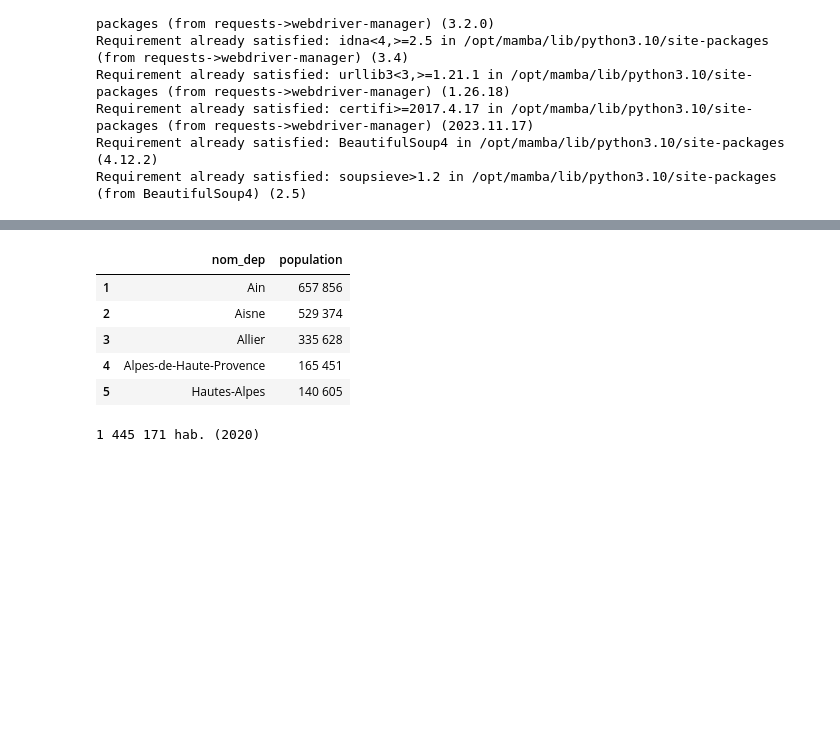
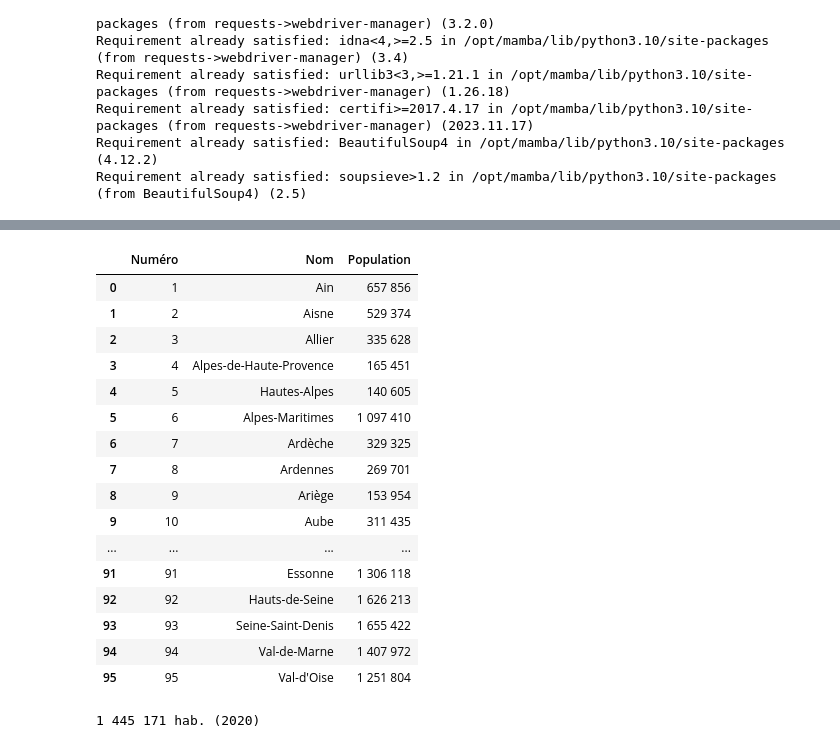
Before and after one commit to tgarnier067/Projet-Python-2023, a Jupyter notebook: recup_données.ipynb, the cells around one changed output, grey strips where cells are left out. Cells and saved outputs as stored; diff of their text form; code cells hidden in the pictures; blank space fills up the shorter version.

```diff
--- a/recup_données.ipynb
+++ b/recup_données.ipynb
@@ -45,4 +47,4 @@ lignes_dep = tableau_dep.find_all('li')
 list_url=[]
 for i in range(len(lignes_dep)):
     if re.search(r'href="([^"]*)"', str(lignes_dep[i])).group(1) not in ["#cite_note-collectivitésOM-178",'/wiki/Guadeloupe','/wiki/La_R%C3%A9union'] :
-        list_url.append("https://fr.wikipedia.org"+re.search(r'href="([^"]*)"', str(lignes_dep[i])).group(1))
+        list_url.append("https://fr.wikipedia.org"+re.search(r'href="([^"]*)"', str(lignes_dep[i])).group(1),num_dep)
@@ -57,7 +80,18 @@ for url in list_url:
     tableau = page.find('table',{'class':'infobox_v2 noarchive'})
     tableau_body = tableau.find('tbody')
     lignes = tableau_body.find_all('tr')
-    nom_dep = lignes[0].find('td').text.strip()
+
+    # On webscrapp le nom du département
+
+    nom_dep_html = lignes[0].find('td')
+    nom_dep_elements = [item for item in nom_dep_html.contents if item.name != 'small'] # On retire les balises <small> qui correpondent aux sous-titres des départements (parfois traduction en breton)
+    nom_dep_nouveau_html = bs4.BeautifulSoup('', 'html.parser')
+    nom_dep_nouveau_html.extend(nom_dep_elements)
+    nom_dep_texte = nom_dep_nouveau_html.text.strip()
+    nom_dep = re.sub(r'\([^)]*\)', '', nom_dep_texte)
+
+    # On définie une variable qui donne le numéro du département
+
     if 1 <= k <= 19:
         num_dep = str(k)
     elif k == 20:
@@ -67,6 +101,9 @@ for url in list_url:
     else:
         num_dep = str(k - 1)
     k=k+1
+
+    # On webscrapp la population du département
+
     for ligne in lignes:
         cols1 = ligne.find_all('th')
         cols2 = ligne.find_all('td')
@@ -77,17 +114,29 @@ for url in list_url:
 # %%
 # On transforme le dictionnaire en base de données
 
-data_dep = pandas.DataFrame.from_dict(dico_dep,orient='index')
+data_dep = pd.DataFrame.from_dict(dico_dep,orient='index').reset_index()
+data_dep = data_dep.rename(columns={'index' : 'Numéro','nom_dep':'Nom','population':'Population'})
 # %%
 # On visualise la base de donnée
 
 pd.set_option('display.max_rows', None)
 pd.set_option('display.max_columns', None)
-data_dep.head()
+data_dep
 # %% [output]
-|  | nom_dep | population |
-| 1 | Ain | 657 856 |
-| 2 | Aisne | 529 374 |
-| 3 | Allier | 335 628 |
-| 4 | Alpes-de-Haute-Provence | 165 451 |
-| 5 | Hautes-Alpes | 140 605 |
+|  | Numéro | Nom | Population |
+| 0 | 1 | Ain | 657 856 |
+| 1 | 2 | Aisne | 529 374 |
+| 2 | 3 | Allier | 335 628 |
+| 3 | 4 | Alpes-de-Haute-Provence | 165 451 |
+| 4 | 5 | Hautes-Alpes | 140 605 |
+| 5 | 6 | Alpes-Maritimes | 1 097 410 |
+| 6 | 7 | Ardèche | 329 325 |
+| 7 | 8 | Ardennes | 269 701 |
+| 8 | 9 | Ariège | 153 954 |
+| 9 | 10 | Aube | 311 435 |
+| ... | ... | ... | ... |
+| 91 | 91 | Essonne | 1 306 118 |
+| 92 | 92 | Hauts-de-Seine | 1 626 213 |
+| 93 | 93 | Seine-Saint-Denis | 1 655 422 |
+| 94 | 94 | Val-de-Marne | 1 407 972 |
+| 95 | 95 | Val-d'Oise | 1 251 804 |
```
Also changed, not shown: parts of 3 cells of this notebook.
